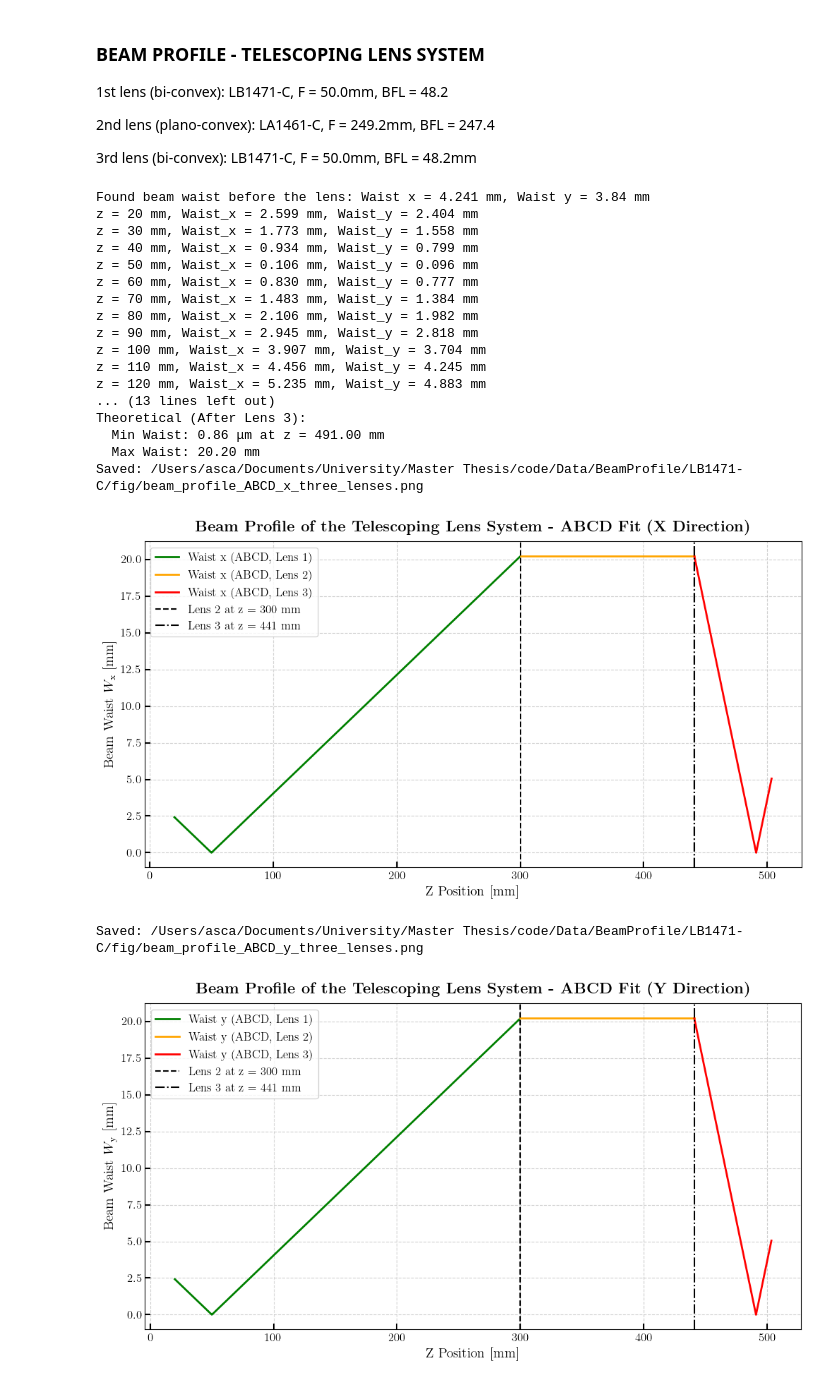
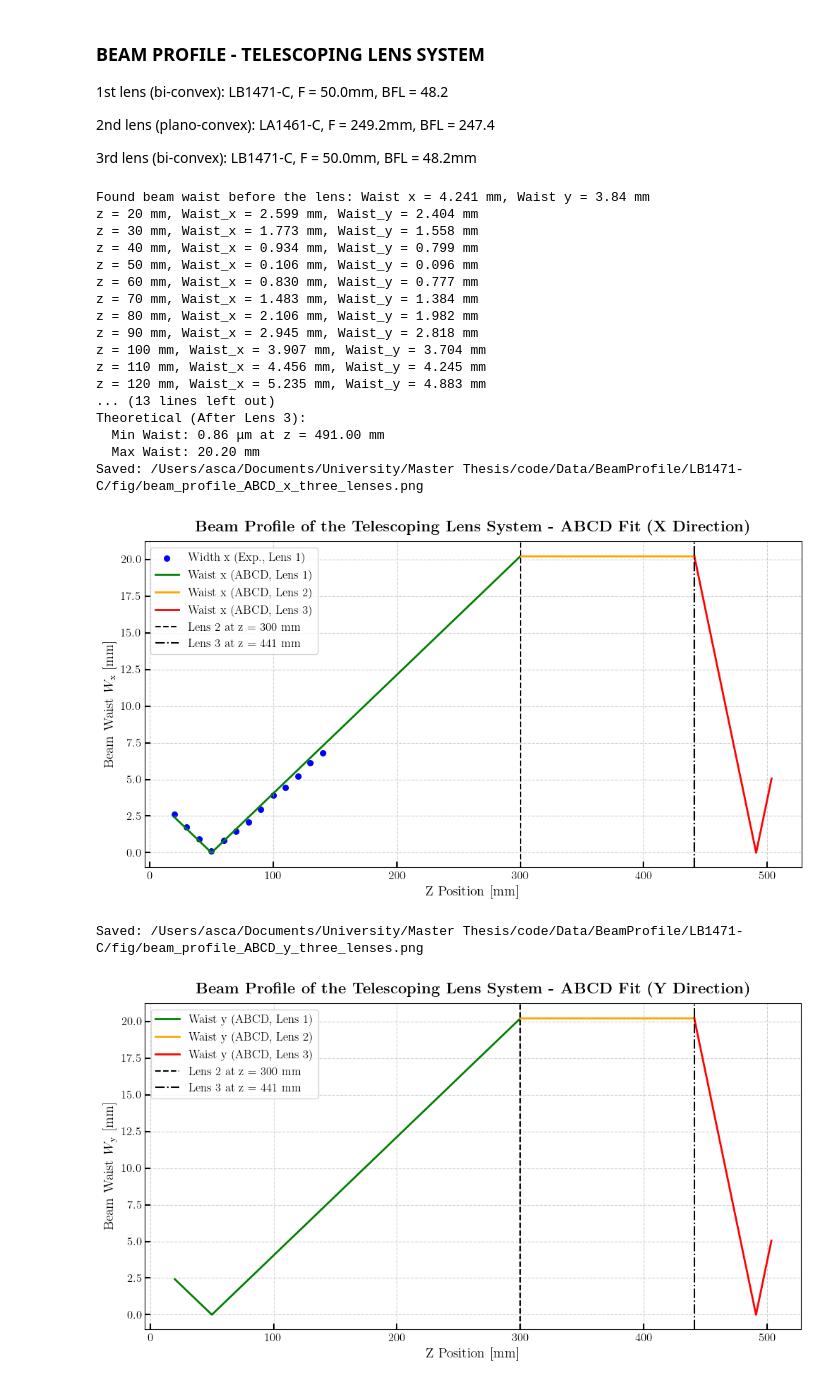
Before and after one commit to AscanioGalbiati/LISA_QPD_Gap, a Jupyter notebook: BeamProfile/beam_profile_telescoping_system_LB1471-C.ipynb, the cells around one changed output. Cells and saved outputs as stored; diff of their text form; code cells hidden in the pictures.

```diff
--- a/BeamProfile/beam_profile_telescoping_system_LB1471-C.ipynb
+++ b/BeamProfile/beam_profile_telescoping_system_LB1471-C.ipynb
@@ -236,8 +236,8 @@ print(f"  Max Waist: {max_waist_theo3:.2f} mm")
 # Plot Width x
 plt.figure(figsize=(12, 6))
 # Scatter plot for experimental data from lens 1
-#mask1 = z_values < 300
-#plt.scatter(z_values[mask1], width_x[mask1], color='blue', label='Width x (Exp., Lens 1)', marker='o', s=30)
+mask1 = z_values < 300
+plt.scatter(z_values[mask1], width_x[mask1], color='blue', label='Width x (Exp., Lens 1)', marker='o', s=30)
 # Theoretical curves
 plt.plot(z_theoretical1, W_theoretical1, color='green', linestyle='-', linewidth=2, label='Waist x (ABCD, Lens 1)')
 plt.plot(z_theoretical2, W_theoretical2, color='orange', linestyle='-', linewidth=2, label='Waist x (ABCD, Lens 2)')
@@ -266,33 +266,33 @@ plt.plot(z_theoretical3, W_theoretical3, color='red', linestyle='-', linewidth=2
 plt.axvline(x=z_lens2, color='k', linestyle='--', label=f'Lens 2 at z = {z_lens2} mm')
 plt.axvline(x=z_lens3, color='k', linestyle='-.', label=f'Lens 3 at z = {z_lens3} mm')
 plt.xlabel(r'Z Position [mm]', fontsize=14)
 plt.ylabel(r'Beam Waist $W_{\rm{y}}$ [mm]', fontsize=14)
 plt.title(r'\textbf{Beam Profile of the Telescoping Lens System - ABCD Fit (Y Direction)}', fontsize=16, fontweight='bold', pad=10)
 plt.legend(loc='upper left', fontsize=12, frameon=True)
 plt.tick_params(axis='both', which='major', labelsize=12, length=6, width=1.5, direction='in')
 plt.grid(True, linestyle='--', alpha=0.6)
 save_beam_ABCD_y = os.path.join(fig_dir, "beam_profile_ABCD_y_three_lenses.png")
 plt.savefig(save_beam_ABCD_y, dpi=300, bbox_inches='tight', facecolor='white')
 print(f"Saved: {save_beam_ABCD_y}")
 plt.show()
 # %% [output]
 Found beam waist before the lens: Waist x = 4.241 mm, Waist y = 3.84 mm
 z = 20 mm, Waist_x = 2.599 mm, Waist_y = 2.404 mm
 z = 30 mm, Waist_x = 1.773 mm, Waist_y = 1.558 mm
 z = 40 mm, Waist_x = 0.934 mm, Waist_y = 0.799 mm
 z = 50 mm, Waist_x = 0.106 mm, Waist_y = 0.096 mm
 z = 60 mm, Waist_x = 0.830 mm, Waist_y = 0.777 mm
 z = 70 mm, Waist_x = 1.483 mm, Waist_y = 1.384 mm
 z = 80 mm, Waist_x = 2.106 mm, Waist_y = 1.982 mm
 z = 90 mm, Waist_x = 2.945 mm, Waist_y = 2.818 mm
 z = 100 mm, Waist_x = 3.907 mm, Waist_y = 3.704 mm
 z = 110 mm, Waist_x = 4.456 mm, Waist_y = 4.245 mm
 z = 120 mm, Waist_x = 5.235 mm, Waist_y = 4.883 mm
 ... (13 lines left out)
 Theoretical (After Lens 3):
   Min Waist: 0.86 μm at z = 491.00 mm
   Max Waist: 20.20 mm
 Saved: /Users/asca/Documents/University/Master Thesis/code/Data/BeamProfile/LB1471-C/fig/beam_profile_ABCD_x_three_lenses.png
-[figure, old version]
+[figure, new version]
 Saved: /Users/asca/Documents/University/Master Thesis/code/Data/BeamProfile/LB1471-C/fig/beam_profile_ABCD_y_three_lenses.png
 [figure]
```
Also changed, not shown: 3 other files.
